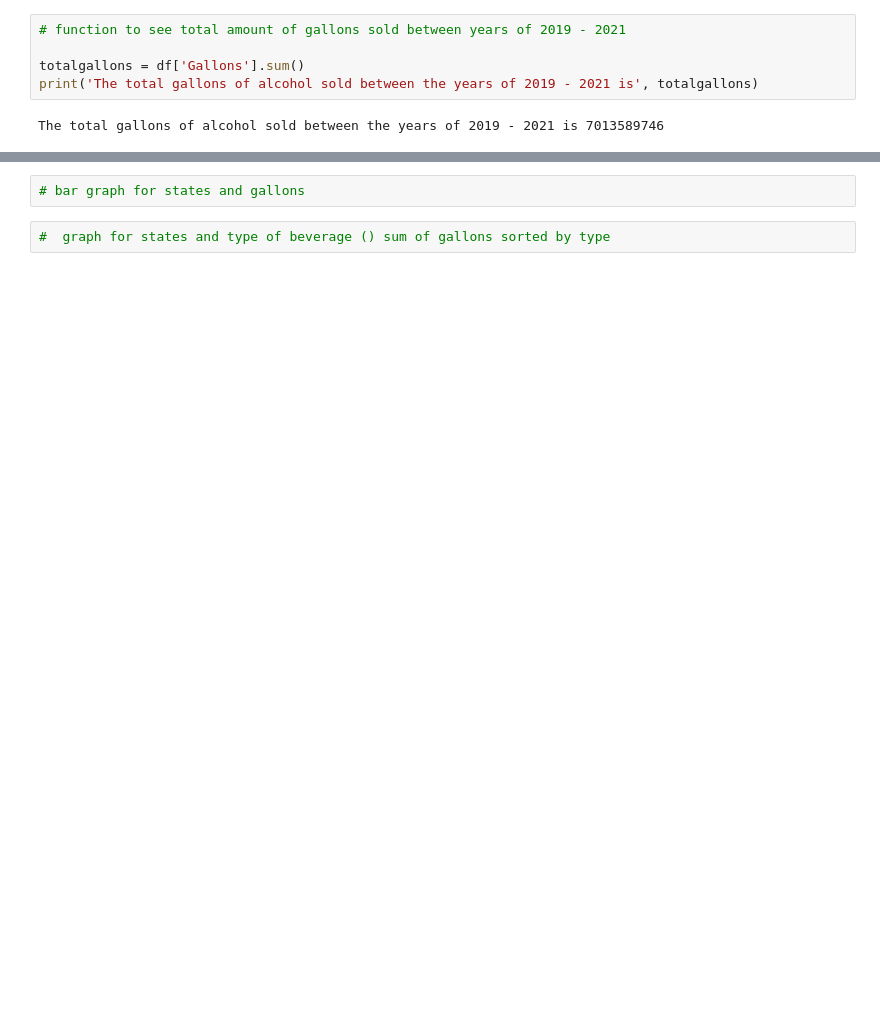
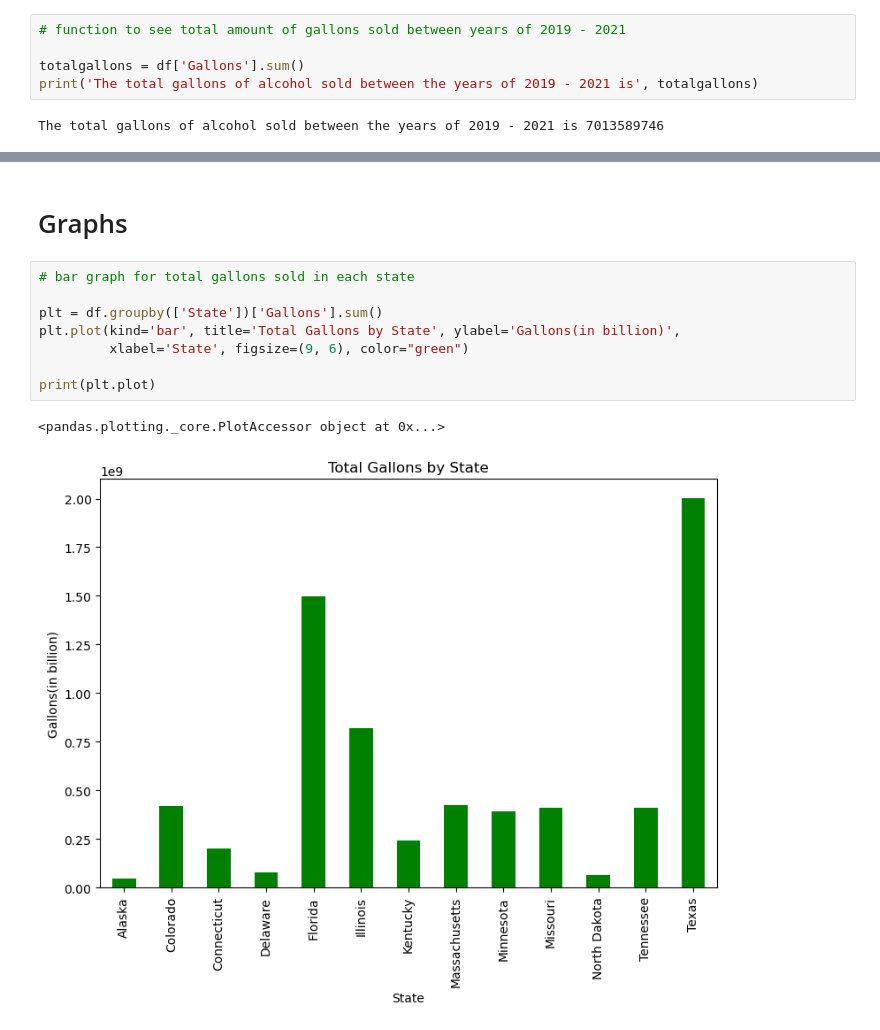
Before and after one commit to alexisn725/US-Alcohol-Sales, a Jupyter notebook: US_Alcohol_Sales.ipynb, the cells around one changed output, grey strips where cells are left out. Drawn from its saved outputs; the diff is of its cells as text; blank space fills up the shorter version.

```diff
--- a/US_Alcohol_Sales.ipynb
+++ b/US_Alcohol_Sales.ipynb
@@ -302,4 +350,13 @@ print(gallonavg)
+# %% [markdown]
+# Graphs
 # %%
-# bar graph for states and gallons
+# bar graph for total gallons sold in each state
+
+plt = df.groupby(['State'])['Gallons'].sum()
+plt.plot(kind='bar', title='Total Gallons by State', ylabel='Gallons(in billion)',
+         xlabel='State', figsize=(9, 6), color="green")
+
+print(plt.plot)
+# %% [output]
+<pandas.plotting._core.PlotAccessor object at 0x...>
+[figure, added]
-# %%
-#  graph for states and type of beverage () sum of gallons sorted by type
```
Also changed, not shown: parts of 25 cells of this notebook.
